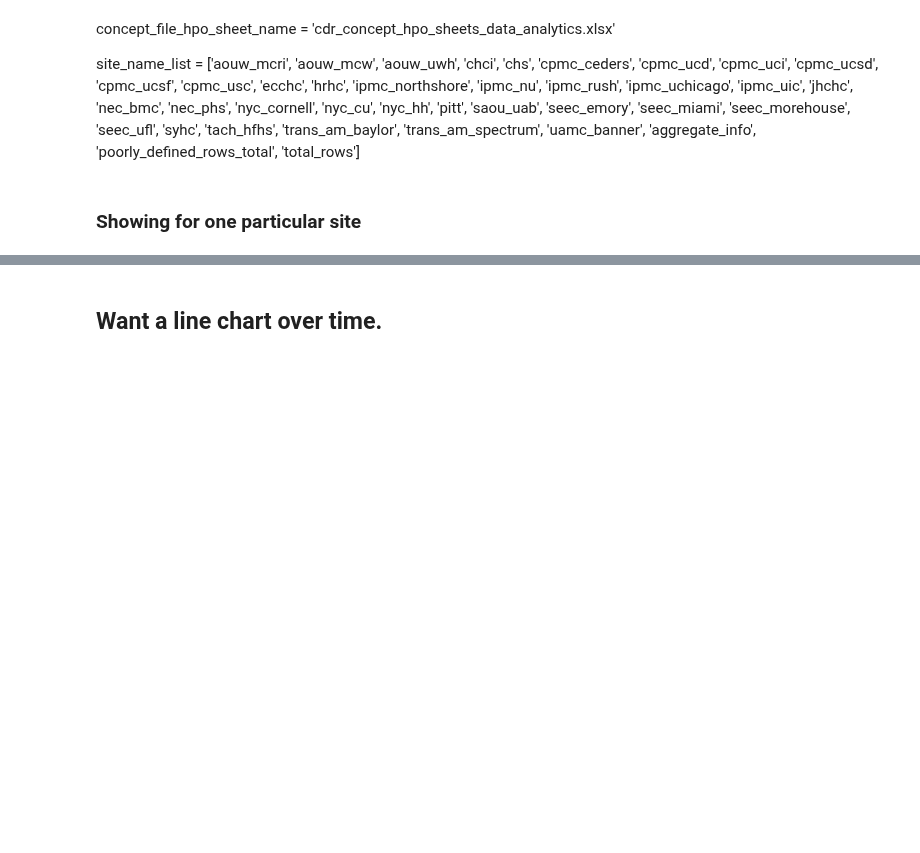
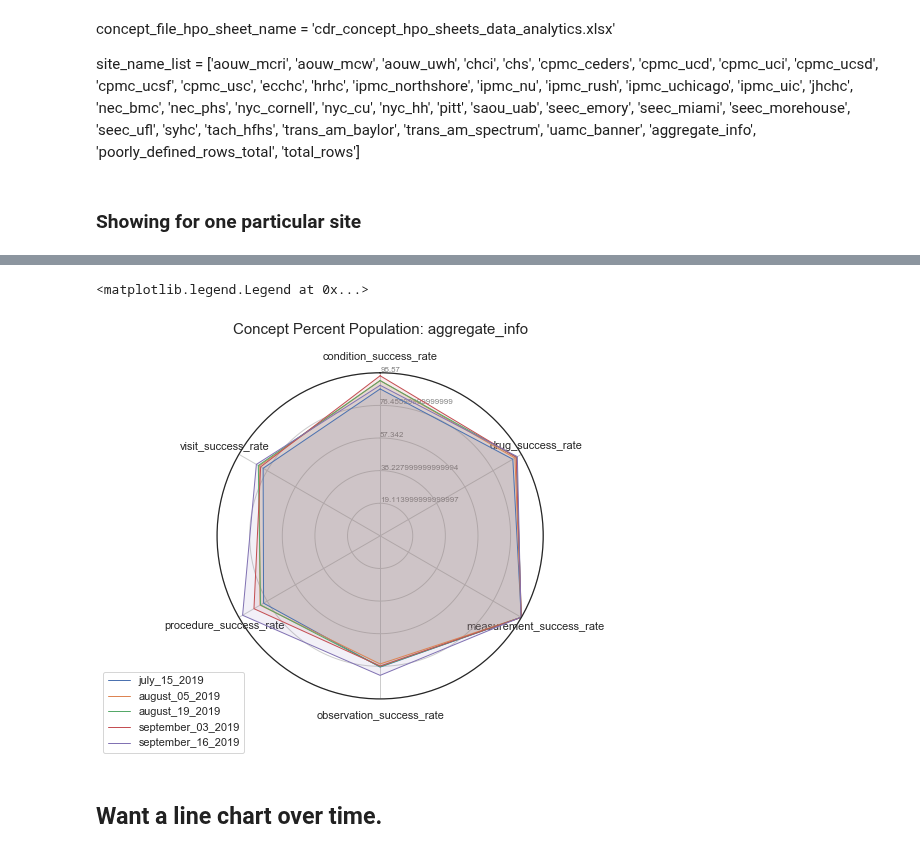
Before and after one commit to all-of-us/curation, a Jupyter notebook: data_steward/analytics/tools/concept_success_rates_visualizations.ipynb, the cells around one changed output, grey strips where cells are left out. Drawn from its saved outputs; the diff is of its cells as text; code cells hidden in the pictures; blank space fills up the shorter version.

```diff
--- a/data_steward/analytics/tools/concept_success_rates_visualizations.ipynb
+++ b/data_steward/analytics/tools/concept_success_rates_visualizations.ipynb
@@ -287,53 +291,52 @@ num_tables = len(new_hpo_sheets[0]) - 1  # do not include aggregate
 angles = [(angle / num_tables) * (2 * pi) for angle in range(num_tables)]
 angles += angles[:1] # back to the start
+# %%
+max_val = 0
+
+site = new_hpo_sheets[idx_of_interest]
+site_name = site_name_list[idx_of_interest]
+
+for date in dates:
+    date_vals = site[date].values
+    date_vals = date_vals.flatten().tolist()[:-1]  # cut off aggregate
+
+    for value in date_vals:
+        if value > max_val:
+            max_val = value
+
+y_ticks = [max_val / 5, max_val * 2 / 5, max_val * 3 / 5, max_val * 4 / 5, max_val]
+y_ticks_str = []
+
+for val in y_ticks:
+    string = str(val)
+    y_ticks_str.append(string)
 # %%
 fig, ax = plt.subplots(figsize=(9, 6))
 ax = plt.subplot(111, polar = True)  # initialize
 
 ax.set_theta_offset(pi / 2)  # flip to top
 ax.set_theta_direction(-1)
 
 plt.xticks(angles[:-1],table_id_cols)
 
 # Draw ylabels
 ax.set_rlabel_position(0)
-plt.yticks([20, 40 , 60, 80, 100], ["20", "40", "60", "80", "100"], color="grey", size=8)
-plt.ylim(0,101)
-
-site = new_hpo_sheets[idx_of_interest]
-site_name = site_name_list[idx_of_interest]
-
-first_date_vals = site[dates[0]].values
-first_date = first_date_vals.flatten().tolist()[:-1]  # cut off aggregate
-first_date += first_date[:1]
-
-ax.plot(angles, first_date, linewidth=1, linestyle='solid', label=dates[0])
-ax.fill(angles, first_date, 'b', alpha=0.1)
+plt.yticks(y_ticks, y_ticks_str, color="grey", size=8)
+plt.ylim(0, max_val)
 
 
-second_date_vals = site[dates[1]].values
-second_date = second_date_vals.flatten().tolist()[:-1]
-second_date += second_date[:1]
+for date_idx in range(len(dates)):
+    date_vals = site[dates[date_idx]].values
+    date = date_vals.flatten().tolist()[:-1]  # cut off aggregate
+    date += date[:1]  # round out the graph
 
-ax.plot(angles, second_date, linewidth=1, linestyle='solid', label=dates[1])
-ax.fill(angles, second_date, 'g', alpha=0.1)
+    ax.plot(angles, date, linewidth=1, linestyle='solid', label=dates[date_idx])
+    ax.fill(angles, date, alpha=0.1)
 
-third_date_vals = site[dates[2]].values
-third_date = third_date_vals.flatten().tolist()[:-1]
-third_date += third_date[:1]
-
-ax.plot(angles, third_date, linewidth=1, linestyle='solid', label=dates[2])
-ax.fill(angles, third_date, 'r', alpha=0.1)
-
-
-fourth_date_vals = site[dates[3]].values
-fourth_date = fourth_date_vals.flatten().tolist()[:-1]
-fourth_date += fourth_date[:1]
-
-ax.plot(angles, fourth_date, linewidth=1, linestyle='solid', label=dates[3])
-ax.fill(angles, fourth_date, 'y', alpha=0.1)
-
-plt.title("Concept: {}".format(name_of_interest), size=10)
+plt.title("Concept Percent Population: {}".format(name_of_interest), size=15, y = 1.1)
 plt.legend(loc='upper right', bbox_to_anchor=(0.1, 0.1))
+# %% [output]
+<matplotlib.legend.Legend at 0x...>
+[figure, added]
 # %%
 dates = new_hpo_sheets[idx_of_interest].columns
```
Also changed, not shown: parts of 24 cells of this notebook, 3 other files.
